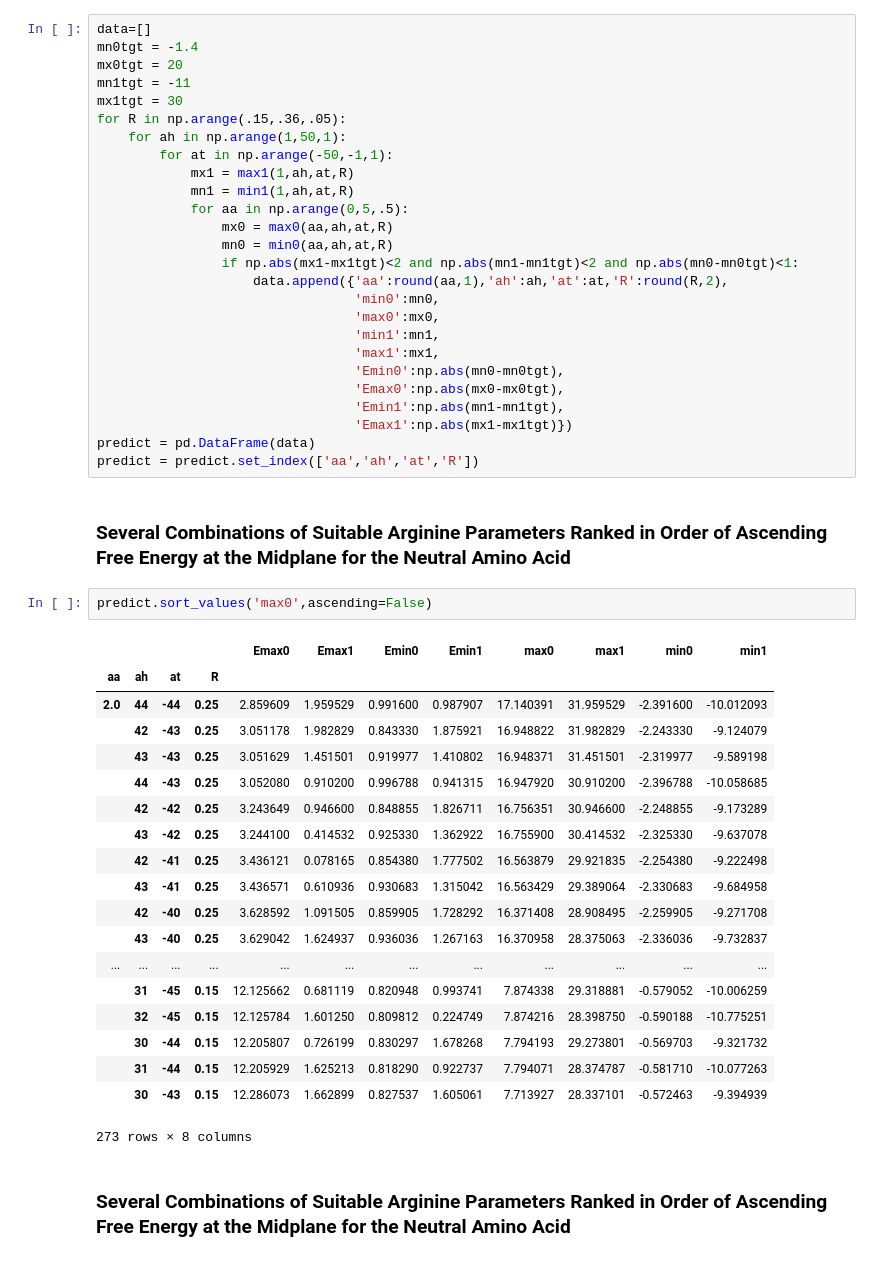
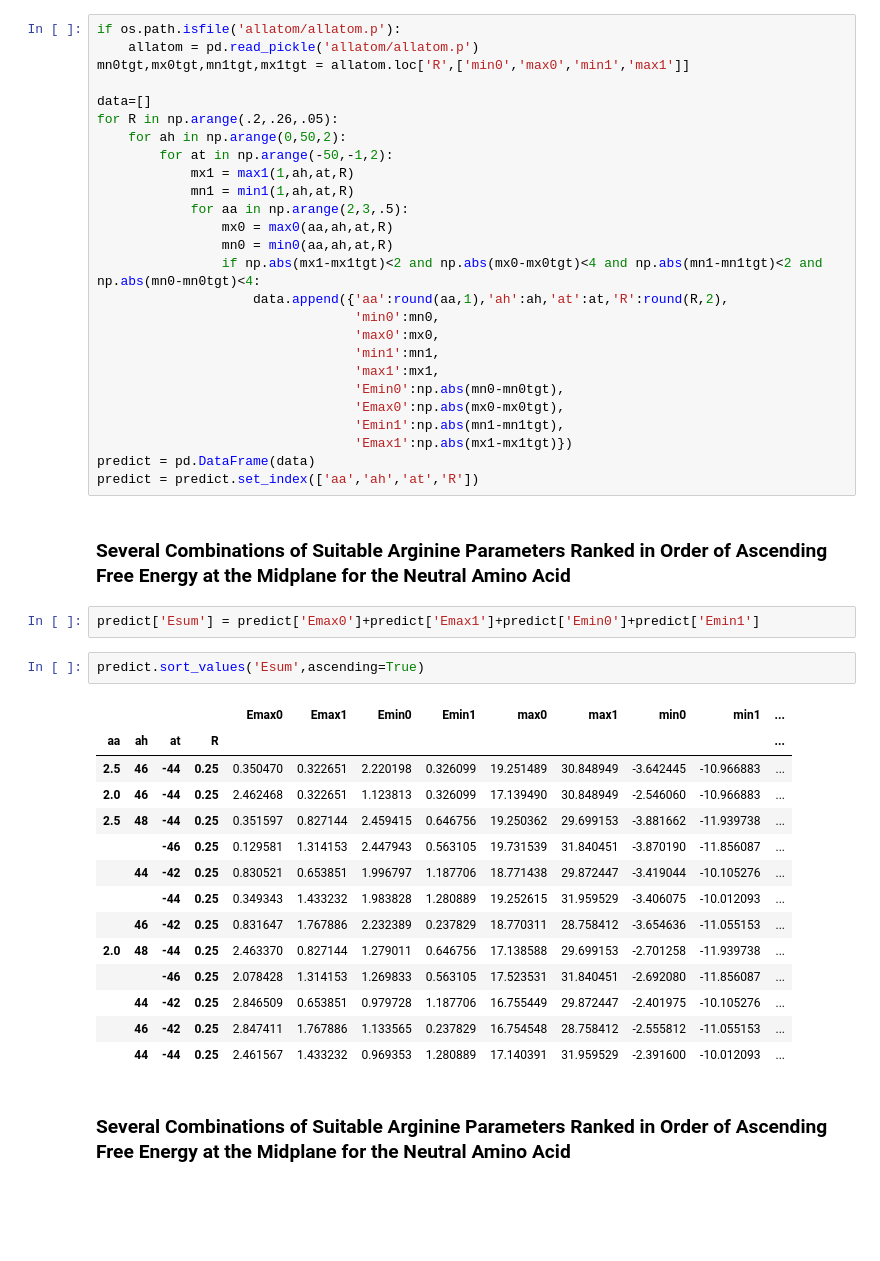
Before and after one commit to gitesei/SI-peptidebilayer, a Jupyter notebook: Map.ipynb, the cells around one changed output. Drawn from its saved outputs; the diff is of its cells as text; blank space fills up the shorter version.

```diff
--- a/Map.ipynb
+++ b/Map.ipynb
@@ -133,20 +131,20 @@ plt.show()
 # %% [markdown]
 ### Mapping Free Energy Values for an All-atom Arginine Monopeptide onto the Coarse-grained Model
 # %%
+if os.path.isfile('allatom/allatom.p'):
+    allatom = pd.read_pickle('allatom/allatom.p')
+mn0tgt,mx0tgt,mn1tgt,mx1tgt = allatom.loc['R',['min0','max0','min1','max1']]
+
 data=[]
-mn0tgt = -1.4
-mx0tgt = 20
-mn1tgt = -11
-mx1tgt = 30
-for R in np.arange(.15,.36,.05):
-    for ah in np.arange(1,50,1):
-        for at in np.arange(-50,-1,1):
+for R in np.arange(.2,.26,.05):
+    for ah in np.arange(0,50,2):
+        for at in np.arange(-50,-1,2):
             mx1 = max1(1,ah,at,R)
             mn1 = min1(1,ah,at,R)
-            for aa in np.arange(0,5,.5):
+            for aa in np.arange(2,3,.5):
                 mx0 = max0(aa,ah,at,R)
                 mn0 = min0(aa,ah,at,R)
-                if np.abs(mx1-mx1tgt)<2 and np.abs(mn1-mn1tgt)<2 and np.abs(mn0-mn0tgt)<1:
+                if np.abs(mx1-mx1tgt)<2 and np.abs(mx0-mx0tgt)<4 and np.abs(mn1-mn1tgt)<2 and np.abs(mn0-mn0tgt)<4:
                     data.append({'aa':round(aa,1),'ah':ah,'at':at,'R':round(R,2),
                                  'min0':mn0,
                                  'max0':mx0,
@@ -160,28 +158,25 @@ predict = pd.DataFrame(data)
 predict = predict.set_index(['aa','ah','at','R'])
 # %% [markdown]
 ### Several Combinations of Suitable Arginine Parameters Ranked in Order of Ascending Free Energy at the Midplane for the Neutral Amino Acid
+# %%
+predict['Esum'] = predict['Emax0']+predict['Emax1']+predict['Emin0']+predict['Emin1']
 # %%
-predict.sort_values('max0',ascending=False)
+predict.sort_values('Esum',ascending=True)
 # %% [output]
-|  |  |  |  | Emax0 | Emax1 | Emin0 | Emin1 | max0 | max1 | min0 | min1 |
-| aa | ah | at | R |  |  |  |  |  |  |  |  |
-| 2.0 | 44 | -44 | 0.25 | 2.859609 | 1.959529 | 0.991600 | 0.987907 | 17.140391 | 31.959529 | -2.391600 | -10.012093 |
-|  | 42 | -43 | 0.25 | 3.051178 | 1.982829 | 0.843330 | 1.875921 | 16.948822 | 31.982829 | -2.243330 | -9.124079 |
-|  | 43 | -43 | 0.25 | 3.051629 | 1.451501 | 0.919977 | 1.410802 | 16.948371 | 31.451501 | -2.319977 | -9.589198 |
-|  | 44 | -43 | 0.25 | 3.052080 | 0.910200 | 0.996788 | 0.941315 | 16.947920 | 30.910200 | -2.396788 | -10.058685 |
-|  | 42 | -42 | 0.25 | 3.243649 | 0.946600 | 0.848855 | 1.826711 | 16.756351 | 30.946600 | -2.248855 | -9.173289 |
-|  | 43 | -42 | 0.25 | 3.244100 | 0.414532 | 0.925330 | 1.362922 | 16.755900 | 30.414532 | -2.325330 | -9.637078 |
-|  | 42 | -41 | 0.25 | 3.436121 | 0.078165 | 0.854380 | 1.777502 | 16.563879 | 29.921835 | -2.254380 | -9.222498 |
-|  | 43 | -41 | 0.25 | 3.436571 | 0.610936 | 0.930683 | 1.315042 | 16.563429 | 29.389064 | -2.330683 | -9.684958 |
-|  | 42 | -40 | 0.25 | 3.628592 | 1.091505 | 0.859905 | 1.728292 | 16.371408 | 28.908495 | -2.259905 | -9.271708 |
-|  | 43 | -40 | 0.25 | 3.629042 | 1.624937 | 0.936036 | 1.267163 | 16.370958 | 28.375063 | -2.336036 | -9.732837 |
-| ... | ... | ... | ... | ... | ... | ... | ... | ... | ... | ... | ... |
-|  | 31 | -45 | 0.15 | 12.125662 | 0.681119 | 0.820948 | 0.993741 | 7.874338 | 29.318881 | -0.579052 | -10.006259 |
-|  | 32 | -45 | 0.15 | 12.125784 | 1.601250 | 0.809812 | 0.224749 | 7.874216 | 28.398750 | -0.590188 | -10.775251 |
-|  | 30 | -44 | 0.15 | 12.205807 | 0.726199 | 0.830297 | 1.678268 | 7.794193 | 29.273801 | -0.569703 | -9.321732 |
-|  | 31 | -44 | 0.15 | 12.205929 | 1.625213 | 0.818290 | 0.922737 | 7.794071 | 28.374787 | -0.581710 | -10.077263 |
-|  | 30 | -43 | 0.15 | 12.286073 | 1.662899 | 0.827537 | 1.605061 | 7.713927 | 28.337101 | -0.572463 | -9.394939 |
+|  |  |  |  | Emax0 | Emax1 | Emin0 | Emin1 | max0 | max1 | min0 | min1 | ... |
+| aa | ah | at | R |  |  |  |  |  |  |  |  | ... |
+| 2.5 | 46 | -44 | 0.25 | 0.350470 | 0.322651 | 2.220198 | 0.326099 | 19.251489 | 30.848949 | -3.642445 | -10.966883 | ... |
+| 2.0 | 46 | -44 | 0.25 | 2.462468 | 0.322651 | 1.123813 | 0.326099 | 17.139490 | 30.848949 | -2.546060 | -10.966883 | ... |
+| 2.5 | 48 | -44 | 0.25 | 0.351597 | 0.827144 | 2.459415 | 0.646756 | 19.250362 | 29.699153 | -3.881662 | -11.939738 | ... |
+|  |  | -46 | 0.25 | 0.129581 | 1.314153 | 2.447943 | 0.563105 | 19.731539 | 31.840451 | -3.870190 | -11.856087 | ... |
+|  | 44 | -42 | 0.25 | 0.830521 | 0.653851 | 1.996797 | 1.187706 | 18.771438 | 29.872447 | -3.419044 | -10.105276 | ... |
+|  |  | -44 | 0.25 | 0.349343 | 1.433232 | 1.983828 | 1.280889 | 19.252615 | 31.959529 | -3.406075 | -10.012093 | ... |
+|  | 46 | -42 | 0.25 | 0.831647 | 1.767886 | 2.232389 | 0.237829 | 18.770311 | 28.758412 | -3.654636 | -11.055153 | ... |
+| 2.0 | 48 | -44 | 0.25 | 2.463370 | 0.827144 | 1.279011 | 0.646756 | 17.138588 | 29.699153 | -2.701258 | -11.939738 | ... |
+|  |  | -46 | 0.25 | 2.078428 | 1.314153 | 1.269833 | 0.563105 | 17.523531 | 31.840451 | -2.692080 | -11.856087 | ... |
+|  | 44 | -42 | 0.25 | 2.846509 | 0.653851 | 0.979728 | 1.187706 | 16.755449 | 29.872447 | -2.401975 | -10.105276 | ... |
+|  | 46 | -42 | 0.25 | 2.847411 | 1.767886 | 1.133565 | 0.237829 | 16.754548 | 28.758412 | -2.555812 | -11.055153 | ... |
+|  | 44 | -44 | 0.25 | 2.461567 | 1.433232 | 0.969353 | 1.280889 | 17.140391 | 31.959529 | -2.391600 | -10.012093 | ... |
-273 rows × 8 columns
 # %% [markdown]
 ### Several Combinations of Suitable Arginine Parameters Ranked in Order of Ascending Free Energy at the Midplane for the Neutral Amino Acid
 # %%
```
Also changed, not shown: parts of 2 cells of this notebook, 4 other files.
